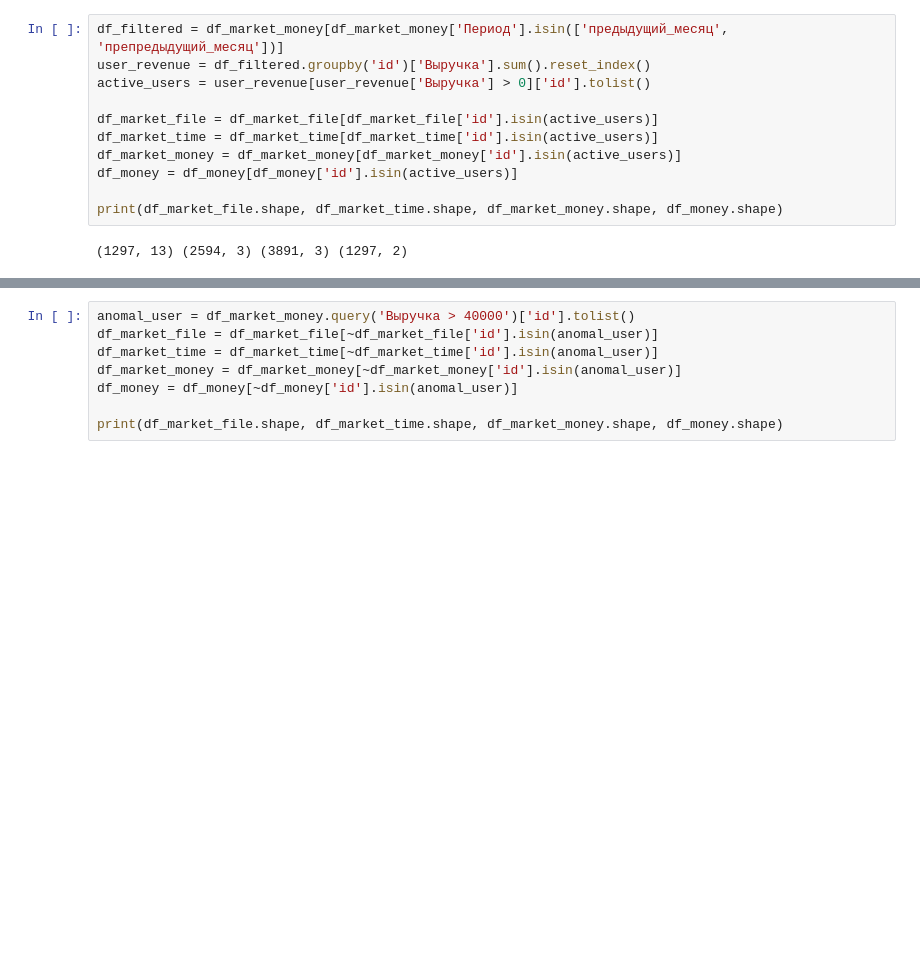
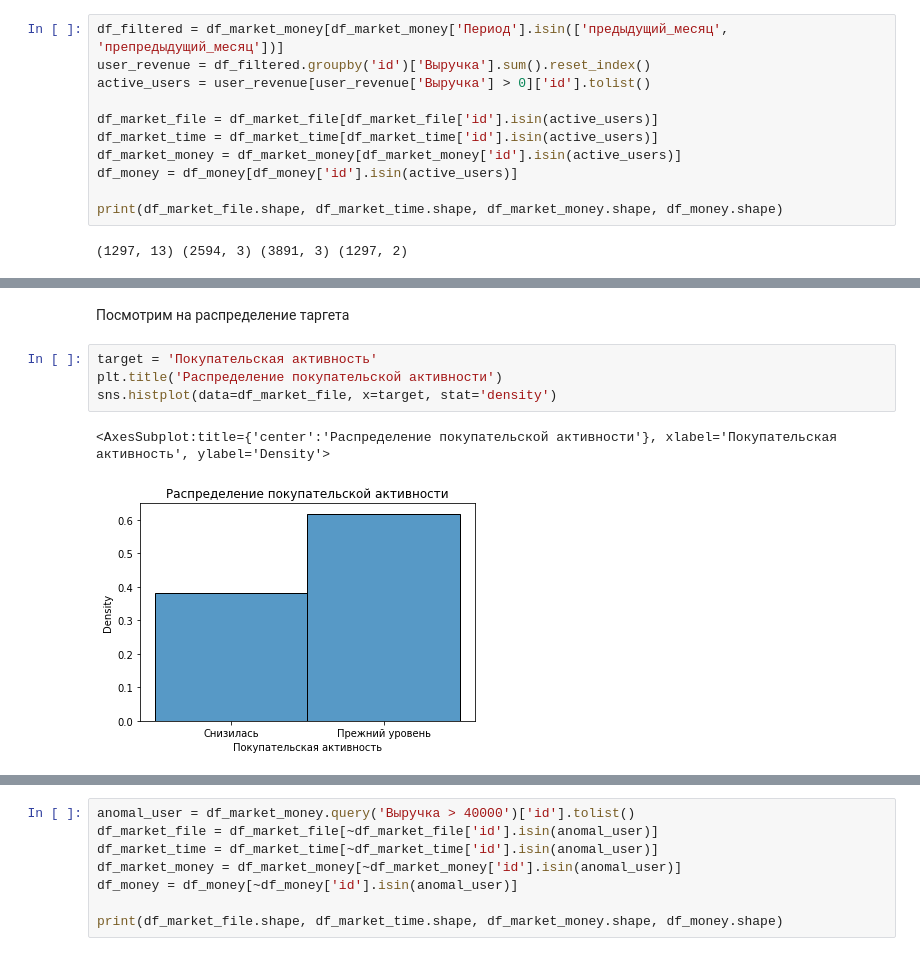
Before and after one commit to n3dsky/practicum_git_project, a Jupyter notebook: 7ac2572b-a8e6-454b-8798-1b1540012dd2.ipynb, the cells around one changed output, grey strips where cells are left out. Cells and saved outputs as stored; diff of their text form; blank space fills up the shorter version.

```diff
--- a/7ac2572b-a8e6-454b-8798-1b1540012dd2.ipynb
+++ b/7ac2572b-a8e6-454b-8798-1b1540012dd2.ipynb
@@ -396,0 +408,9 @@ Name: count, dtype: int64
+# %% [markdown]
+Посмотрим на распределение таргета
+# %%
+target = 'Покупательская активность'
+plt.title('Распределение покупательской активности')
+sns.histplot(data=df_market_file, x=target, stat='density')
+# %% [output]
+<AxesSubplot:title={'center':'Распределение покупательской активности'}, xlabel='Покупательская активность', ylabel='Density'>
+[figure, added]
```
Also changed, not shown: parts of 161 cells of this notebook.
